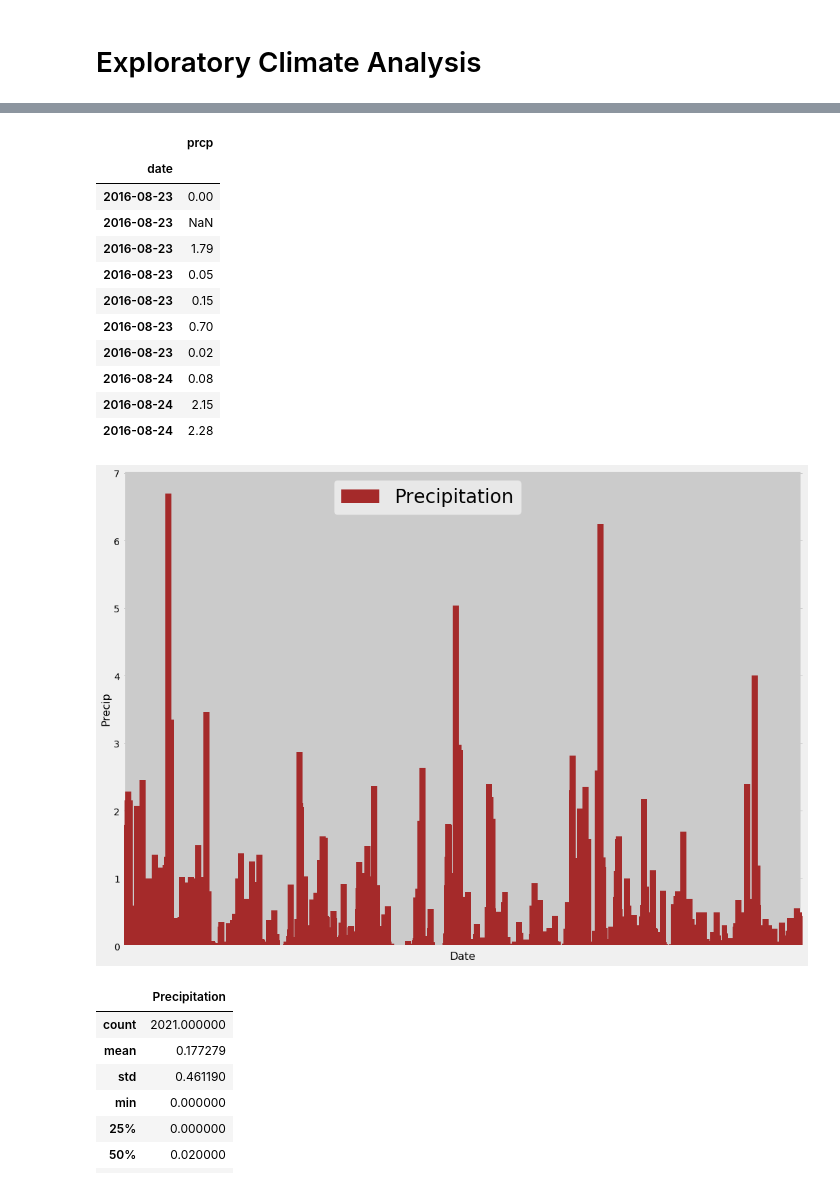
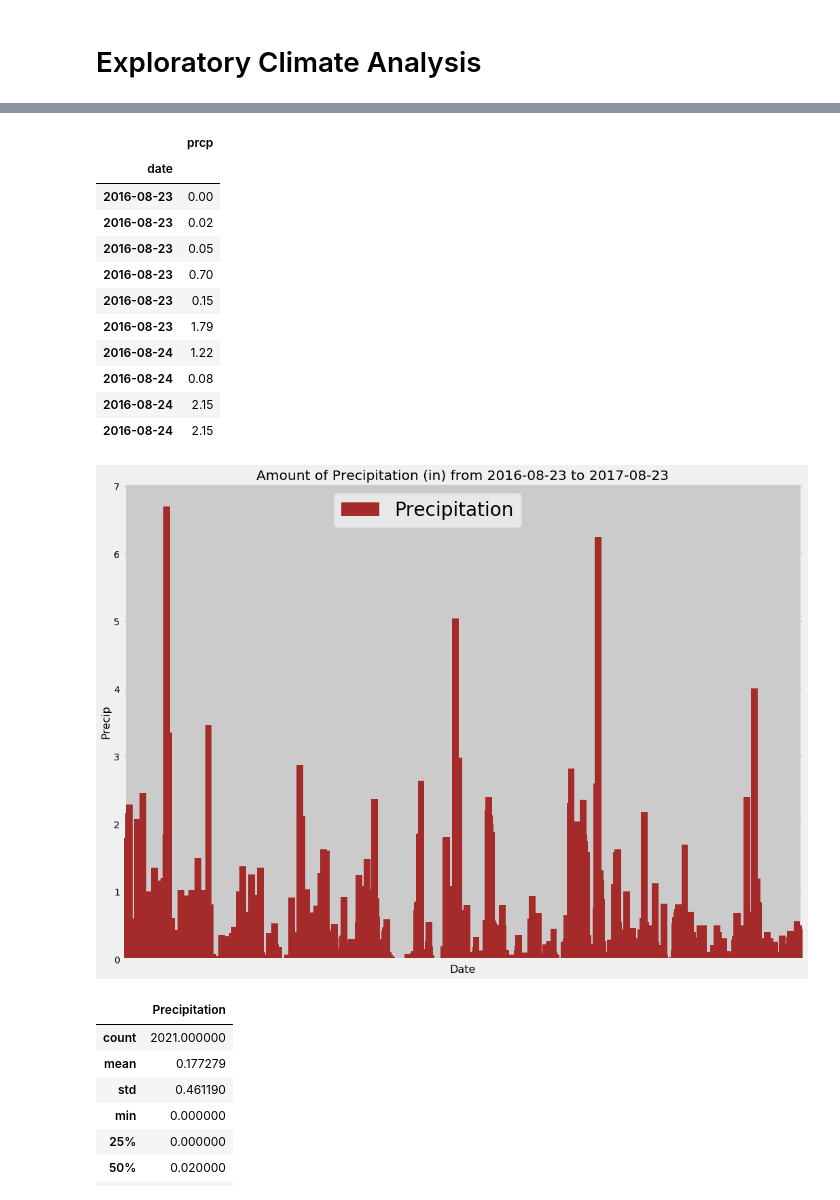
Before and after one commit to j1-aggie/SURFS-UP-sqlalchemy-challenge, a Jupyter notebook: climate_starter.ipynb, the cells around one changed output, grey strips where cells are left out. Cells and saved outputs as stored; diff of their text form; code cells hidden in the pictures.

```diff
--- a/climate_starter.ipynb
+++ b/climate_starter.ipynb
@@ -47,4 +66,0 @@ print(last_date)
-# %%
-# Calculate the date 1 year ago from the last data point in the database
-query_date = dt.date(2017,8,23) - dt.timedelta(days=365)
-print("Query Date :", query_date)
@@ -76,6 +72,7 @@ for record in data:
 # %%
 # Save the query results as a Pandas DataFrame and set the index to the date column
-climate_df = pd.DataFrame(data, columns = ["date", "prcp"])
+climate_df = pd.DataFrame(data, columns = ['date', 'prcp'])
+climate_df = climate_df.dropna(how="any")
 climate_df.set_index("date", inplace=True)
 # %%
 # Sort the dataframe by date
@@ -85,27 +82,28 @@ climate_df.head(10)
 |  | prcp |
 | date |  |
 | 2016-08-23 | 0.00 |
-| 2016-08-23 | NaN |
+| 2016-08-23 | 0.02 |
+| 2016-08-23 | 0.05 |
+| 2016-08-23 | 0.70 |
+| 2016-08-23 | 0.15 |
 | 2016-08-23 | 1.79 |
-| 2016-08-23 | 0.05 |
-| 2016-08-23 | 0.15 |
-| 2016-08-23 | 0.70 |
-| 2016-08-23 | 0.02 |
+| 2016-08-24 | 1.22 |
 | 2016-08-24 | 0.08 |
 | 2016-08-24 | 2.15 |
-| 2016-08-24 | 2.28 |
+| 2016-08-24 | 2.15 |
 # %%
 ax= climate_df.plot.bar(figsize=(16,12), width=20, color='brown')
 ax.set_xlabel("Date", fontsize=16)
 ax.set_ylabel("Precip", fontsize=16)
 ax.set_xticklabels([])
-plt.legend(['Precipitation'], fontsize=28)
+ax.set_title(f"Amount of Precipitation (in) from {date_year_ago} to {latest_date}")
+plt.legend(['Precipitation'], fontsize = 28)
 ax.get_legend().set_bbox_to_anchor((0.6, 1))
 
 plt.savefig("Images/CLIMATE.png")
 plt.show()
 # %% [output]
-[figure, old version]
+[figure, new version]
 # %%
 # Use Pandas to calcualte the summary statistics for the precipitation data
 stats = climate_df["prcp"].describe()
```
Also changed, not shown: parts of 24 cells of this notebook, 5 other files.
